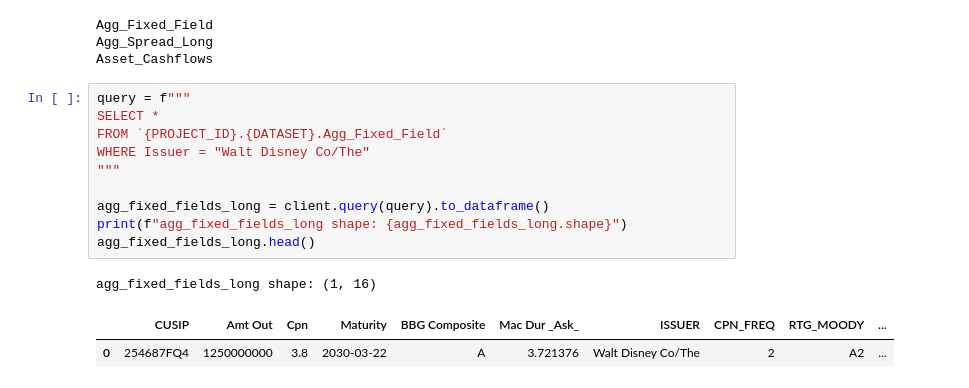
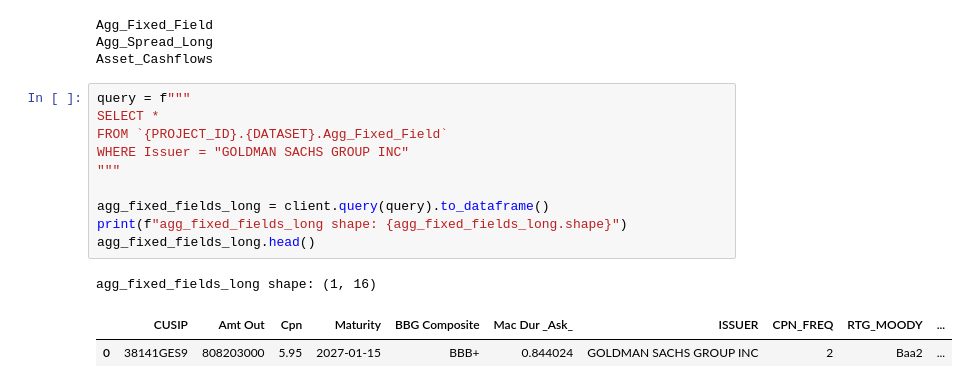
Before and after one commit to tutur787/Pyxidr-Capstone-Project, a Jupyter notebook: arthur_src/spread_news.ipynb, the cells around one changed output. Cells and saved outputs as stored; diff of their text form.

```diff
--- a/arthur_src/spread_news.ipynb
+++ b/arthur_src/spread_news.ipynb
@@ -32,17 +32,17 @@ Asset_Cashflows
 # %%
 query = f"""
 SELECT *
 FROM `{PROJECT_ID}.{DATASET}.Agg_Fixed_Field`
-WHERE Issuer = "Walt Disney Co/The"
+WHERE Issuer = "GOLDMAN SACHS GROUP INC"
 """
 
 agg_fixed_fields_long = client.query(query).to_dataframe()
 print(f"agg_fixed_fields_long shape: {agg_fixed_fields_long.shape}")
 agg_fixed_fields_long.head()
 # %% [output]
 agg_fixed_fields_long shape: (1, 16)
 |  | CUSIP | Amt Out | Cpn | Maturity | BBG Composite | Mac Dur _Ask_ | ISSUER | CPN_FREQ | RTG_MOODY | ... |
-| 0 | 254687FQ4 | 1250000000 | 3.8 | 2030-03-22 | A | 3.721376 | Walt Disney Co/The | 2 | A2 | ... |
+| 0 | 38141GES9 | 808203000 | 5.95 | 2027-01-15 | BBB+ | 0.844024 | GOLDMAN SACHS GROUP INC | 2 | Baa2 | ... |
 # %%
 query = f"""
 SELECT *
```
Also changed, not shown: parts of 7 cells of this notebook.
